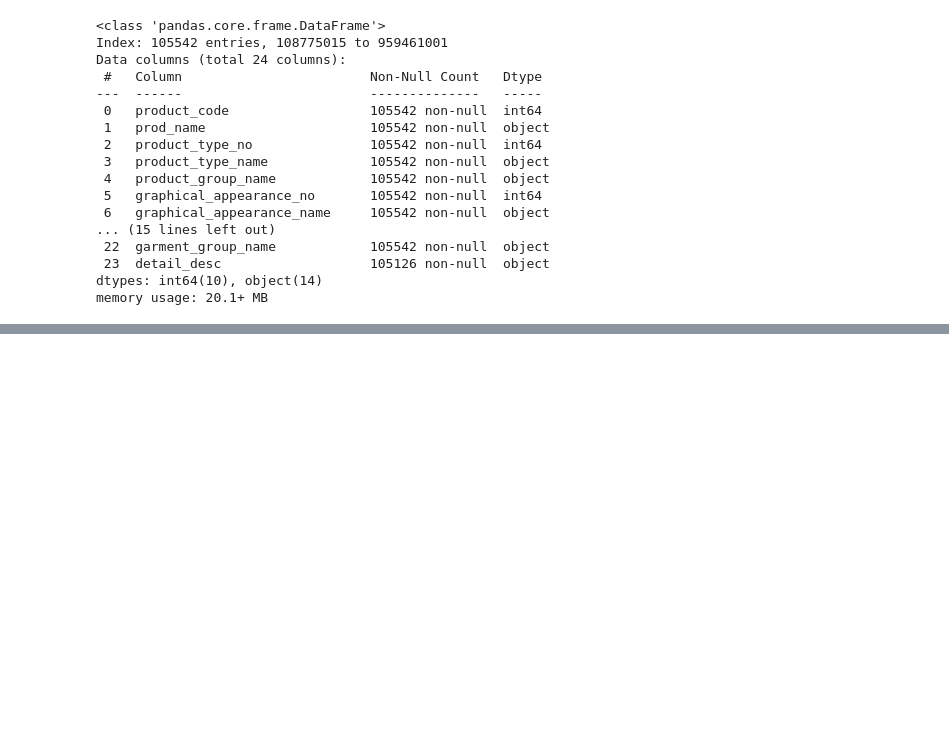
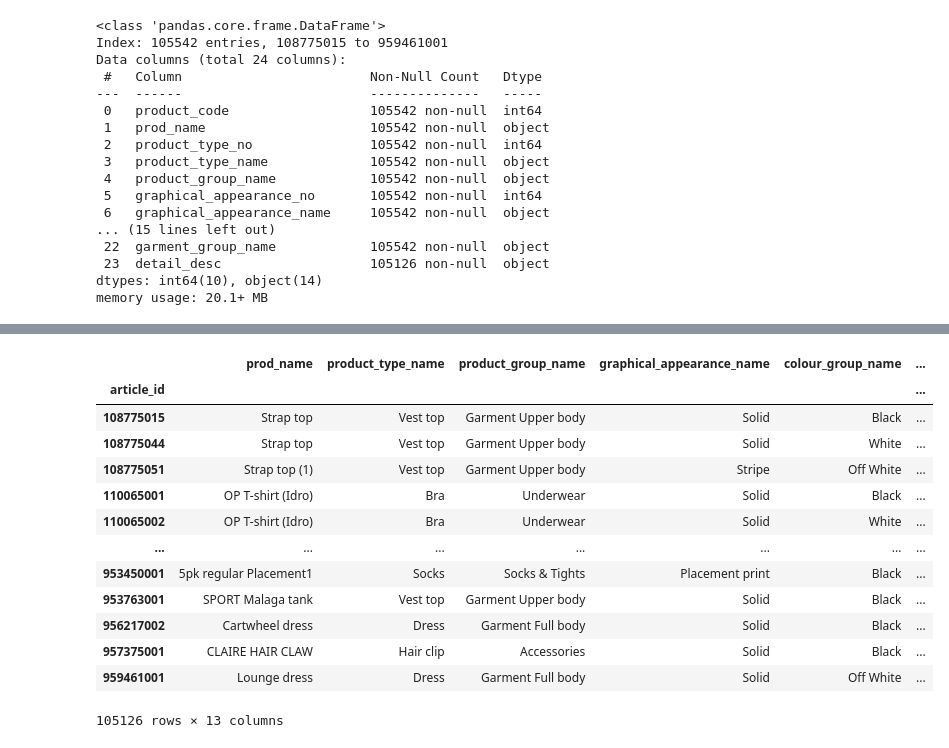
Before and after one commit to sameermuhd/Recommendation-System, a Jupyter notebook: Backend/Machine-Learning-Model/ML_Model.ipynb, the cells around one changed output, grey strips where cells are left out. Saved outputs shown, nothing was run; the diff lists cells and outputs as text; code cells hidden in the pictures; blank space fills up the shorter version.

```diff
--- a/Backend/Machine-Learning-Model/ML_Model.ipynb
+++ b/Backend/Machine-Learning-Model/ML_Model.ipynb
@@ -58,0 +74,18 @@ df.drop(columns=columns_to_drop, inplace=True)
+# %%
+df = df.dropna()
+df
+# %% [output]
+|  | prod_name | product_type_name | product_group_name | graphical_appearance_name | colour_group_name | ... |
+| article_id |  |  |  |  |  | ... |
+| 108775015 | Strap top | Vest top | Garment Upper body | Solid | Black | ... |
+| 108775044 | Strap top | Vest top | Garment Upper body | Solid | White | ... |
+| 108775051 | Strap top (1) | Vest top | Garment Upper body | Stripe | Off White | ... |
+| 110065001 | OP T-shirt (Idro) | Bra | Underwear | Solid | Black | ... |
+| 110065002 | OP T-shirt (Idro) | Bra | Underwear | Solid | White | ... |
+| ... | ... | ... | ... | ... | ... | ... |
+| 953450001 | 5pk regular Placement1 | Socks | Socks & Tights | Placement print | Black | ... |
+| 953763001 | SPORT Malaga tank | Vest top | Garment Upper body | Solid | Black | ... |
+| 956217002 | Cartwheel dress | Dress | Garment Full body | Solid | Black | ... |
+| 957375001 | CLAIRE HAIR CLAW | Hair clip | Accessories | Solid | Black | ... |
+| 959461001 | Lounge dress | Dress | Garment Full body | Solid | Off White | ... |
+105126 rows × 13 columns
```
Also changed, not shown: parts of 8 cells of this notebook.
